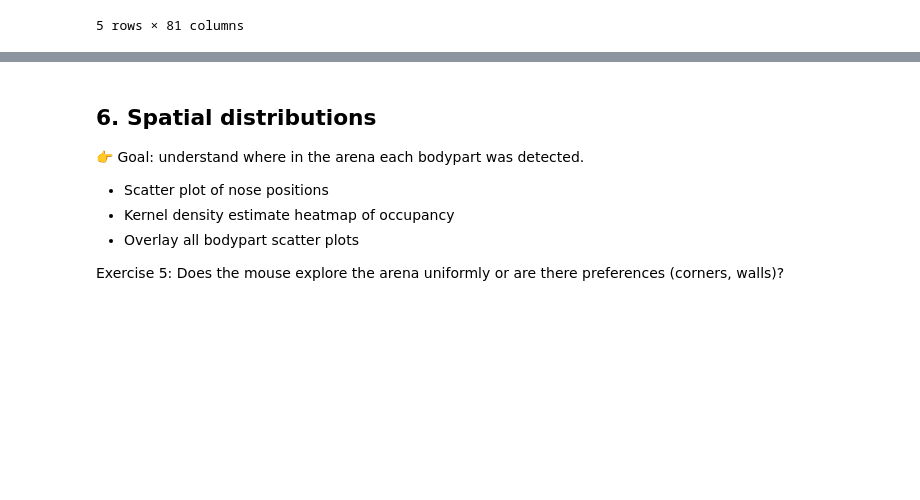
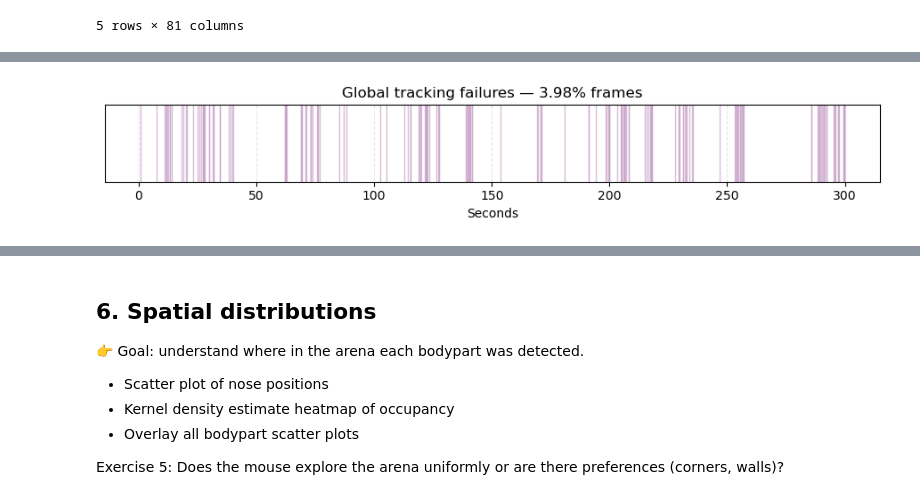
Before and after one commit to LizbethMG-Teaching/pose2behav-book, a Jupyter notebook: notebooks/EDA.ipynb, the cells around one changed output, grey strips where cells are left out. Saved outputs shown, nothing was run; the diff lists cells and outputs as text; code cells hidden in the pictures; blank space fills up the shorter version.

```diff
--- a/notebooks/EDA.ipynb
+++ b/notebooks/EDA.ipynb
@@ -452,3 +590,71 @@ Compare the tail base vs nose likelihood distributions. What do you observe?
 
 Exercise 4:
 Spot at least two segments where the model clearly failed (likelihood drops).
+# %%
+
+import numpy as np
+import matplotlib.pyplot as plt
+
+def plot_global_failure_timeline(df_one, fps: float | None = None, title="Global tracking failures"):
+    # Frames where *all* likelihoods are -1
+    L = df_one.filter(like="_likelihood")
+    fail = L.eq(-1).all(axis=1).to_numpy()
+    x = np.arange(len(fail)) if fps is None else np.arange(len(fail)) / float(fps)
+
+    fig, ax = plt.subplots(figsize=(9, 1.8))
+    # Shade failure regions (lilac)
+    ax.fill_between(x, 0, 1, where=fail, step="post", alpha=0.7, color="#C8A2C8")
+    ax.set_ylim(0, 1)
+    ax.set_yticks([])
+
+    ax.set_xlabel("Seconds" if fps else "Frames")
+    pct = fail.mean() * 100
+    ax.set_title(f"{title} — {pct:.2f}% frames")
+
+    # Thin grid & tight layout
+    ax.grid(axis="x", linestyle="--", alpha=0.3)
+    plt.tight_layout()
+    plt.show()
+
+# Example:
+plot_global_failure_timeline(df_one, fps=30)  # or fps=None if unknown
+
+import numpy as np
+from itertools import groupby
+
+def list_failure_segments(df_one, fps: float) -> list[tuple[int, int, str, str]]:
+    """
+    Returns and prints consecutive -1 segments as (start_frame, end_frame, start_time, end_time)
+    """
+    L = df_one.filter(like="_likelihood")
+    fail = L.eq(-1).all(axis=1).to_numpy()
+
+    segments = []
+    for k, g in groupby(enumerate(fail), key=lambda x: x[1]):
+        if k:  # only failing groups
+            g = list(g)
+            start = g[0][0]
+            end = g[-1][0]
+            # convert frames → time (minutes:seconds)
+            t1, t2 = start / fps, end / fps
+            m1, s1 = divmod(t1, 60)
+            m2, s2 = divmod(t2, 60)
+            start_str = f"{int(m1):02d}:{s1:05.2f}"
+            end_str = f"{int(m2):02d}:{s2:05.2f}"
+            segments.append((start, end, start_str, end_str))
+
+    # Pretty print
+    if not segments:
+        print("✅ No global failure segments detected.")
+    else:
+        print("⚠️ Global tracking failure segments:")
+        for i, (s, e, ts, te) in enumerate(segments, 1):
+            dur = (e - s + 1) / fps
+            print(f" {i:>2}. Frames {s}-{e}  ({ts} → {te})  [{dur:.2f}s]")
+
+    return segments
+
+
+fails = list_failure_segments(df_one, fps=30)
+# %% [output]
+[figure, added]
```
Also changed, not shown: parts of 19 cells of this notebook, 1 other file.
